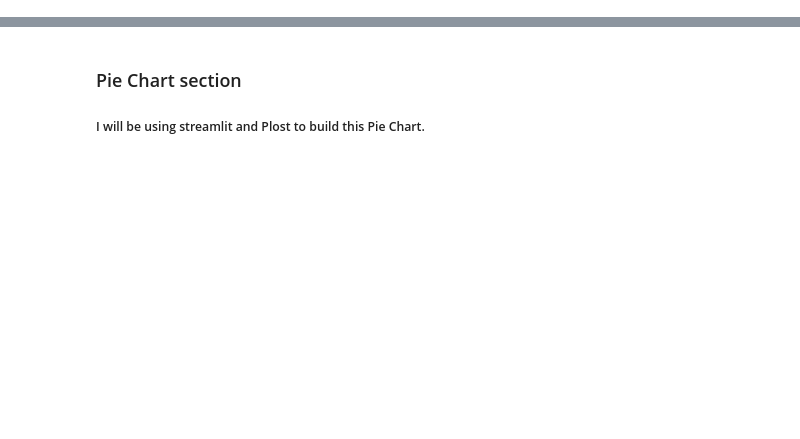
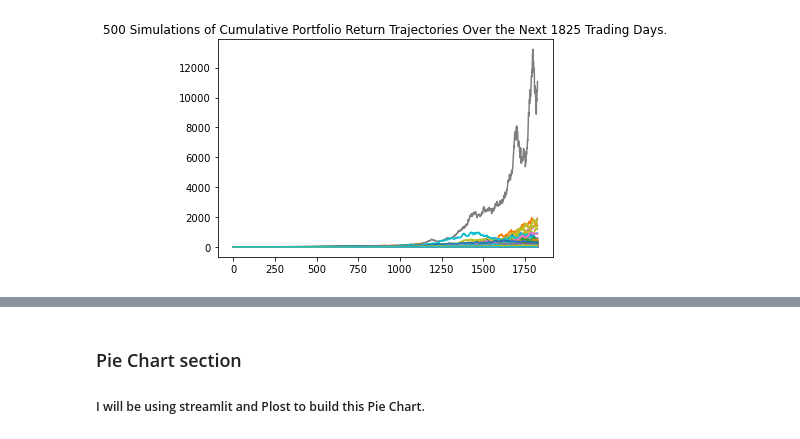
Before and after one commit to Aqui1983/Wallet-Collector-Financial-app-Project-1, a Jupyter notebook: main.ipynb, the cells around one changed output, grey strips where cells are left out. Cells and saved outputs as stored; diff of their text form; code cells hidden in the pictures; blank space fills up the shorter version.

```diff
--- a/main.ipynb
+++ b/main.ipynb
@@ -90,8 +89,8 @@ display(All_coins_hist_df.tail())
 # %%
 Monte_carlo_sim = MCSimulation(
     portfolio_data = All_coins_hist_df,
-    weights = [0.40,0.30,0.10,0.10,0.10], #weights need to equal pie chart values
+    weights = [0.40,0.30,0.10,0.20], #weights need to equal pie chart values
     num_simulation = 500,
-    num_trading_days = 365*{} # The 5 will need to become a variable based off of what the user picks 5,10,15,20,25,30yrs
+    num_trading_days = 365*5 # The 5 will need to become a variable based off of what the user picks 5,10,15,20,25,30yrs
 )
 # %%
@@ -99,3 +140,5 @@ MC_equal_dist.calc_cumulative_return()
 # %%
-line_plot_5yr = MC_equal_dist.plot_simulation()
+line_plot_5yr = Monte_carlo_sim.plot_simulation()
+# %% [output]
+[figure, added]
 # %%
```
Also changed, not shown: parts of 5 cells of this notebook, 4 other files.
